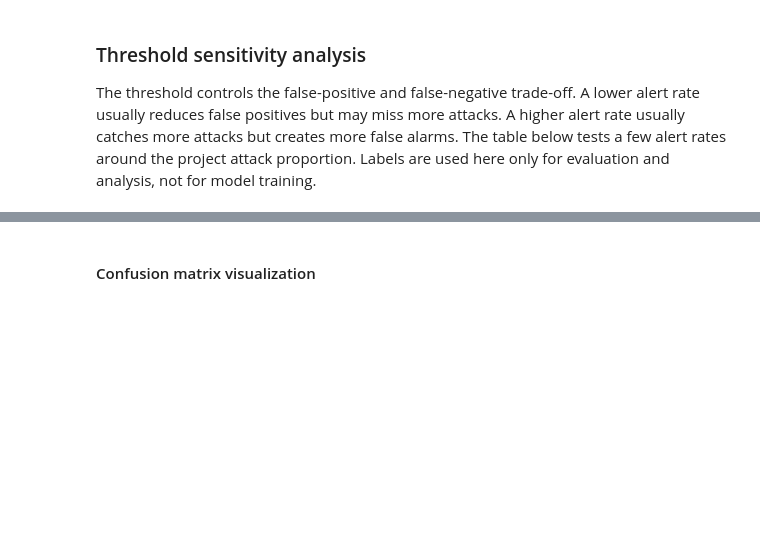
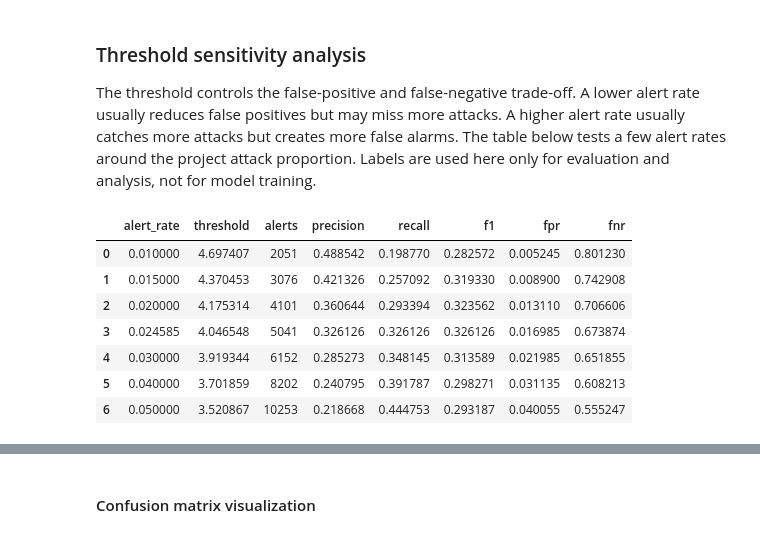
Before and after one commit to yuanmingwang/multi-stage-iot-ids, a Jupyter notebook: notebooks/p2_kmeans.ipynb, the cells around one changed output, grey strips where cells are left out. Cells and saved outputs as stored; diff of their text form; code cells hidden in the pictures; blank space fills up the shorter version.

```diff
--- a/notebooks/p2_kmeans.ipynb
+++ b/notebooks/p2_kmeans.ipynb
@@ -424,3 +425,17 @@ Name: count, Length: 218, dtype: int64
 ### Phase 2 evaluation metrics
 
 The project requires Phase 2 packet-level evaluation with precision, recall, F1-score, per-attack detection rate, FPR, FNR, AUC-ROC, and a confusion matrix. The function below keeps the output as one simple table so it can be compared with the K-Means results later.
+# %%
+### Generate anomaly scores (distance from a packet to its nearest cluster center)
+# distances = kmeans.transform(X)
+# anomaly_score = distances.min(axis=1)
+
+# Distance from each packet to its assigned cluster center
+distances = kmeans.transform(X)
+anomaly_score = distances[np.arange(X.shape[0]), cluster_labels]
+
+df_result = df.copy()
+df_result["model"] = "KMeans"
+df_result["cluster"] = cluster_labels
+df_result["anomaly_score"] = anomaly_score
+df_result[["cluster", "anomaly_score", BINARY_COL, ATTACK_COL]].head()
@@ -428,3 +450,67 @@ The project requires Phase 2 packet-level evaluation with precision, recall, F1-
 ### Threshold sensitivity analysis
 
 The threshold controls the false-positive and false-negative trade-off. A lower alert rate usually reduces false positives but may miss more attacks. A higher alert rate usually catches more attacks but creates more false alarms. The table below tests a few alert rates around the project attack proportion. Labels are used here only for evaluation and analysis, not for model training.
+# %%
+### Pick alert threshold
+expected_attack_rate = metadata["total_attack_rows"] / metadata["total_rows"]
+# threshold = np.quantile(anomaly_score, 1 - expected_attack_rate)
+# df_result["y_pred"] = (df_result["anomaly_score"] >= threshold).astype(int)
+
+### threshold sensitivity analysis, different attack rate
+alert_rates = [
+    0.01,
+    0.015,
+    0.02,
+    expected_attack_rate,
+    0.03,
+    0.04,
+    0.05
+]
+threshold_results = []
+for alert_rate in alert_rates:
+    current_threshold = np.quantile(anomaly_score, 1 - alert_rate)
+
+    current_pred = (anomaly_score >= current_threshold).astype(int)
+
+    tn, fp, fn, tp = confusion_matrix(y_true, current_pred).ravel()
+
+    threshold_results.append({
+        "alert_rate": alert_rate,
+        "threshold": current_threshold,
+        "alerts": current_pred.sum(),
+        "precision": precision_score(
+            y_true,
+            current_pred,
+            zero_division=0
+        ),
+        "recall": recall_score(
+            y_true,
+            current_pred,
+            zero_division=0
+        ),
+        "f1": f1_score(
+            y_true,
+            current_pred,
+            zero_division=0
+        ),
+        "fpr": fp / (fp + tn),
+        "fnr": fn / (fn + tp)
+    })
+threshold_df = pd.DataFrame(threshold_results)
+display(threshold_df)
+
+threshold = np.quantile(anomaly_score, 1 - expected_attack_rate)
+df_result["y_pred"] = (anomaly_score >= threshold).astype(int)
+print("Expected alert rate:", expected_attack_rate)
+print("Threshold:", threshold)
+print(df_result["y_pred"].value_counts())
+print("--------------------")
+# %% [output]
+|  | alert_rate | threshold | alerts | precision | recall | f1 | fpr | fnr |
+| 0 | 0.010000 | 4.697407 | 2051 | 0.488542 | 0.198770 | 0.282572 | 0.005245 | 0.801230 |
+| 1 | 0.015000 | 4.370453 | 3076 | 0.421326 | 0.257092 | 0.319330 | 0.008900 | 0.742908 |
+| 2 | 0.020000 | 4.175314 | 4101 | 0.360644 | 0.293394 | 0.323562 | 0.013110 | 0.706606 |
+| 3 | 0.024585 | 4.046548 | 5041 | 0.326126 | 0.326126 | 0.326126 | 0.016985 | 0.673874 |
+| 4 | 0.030000 | 3.919344 | 6152 | 0.285273 | 0.348145 | 0.313589 | 0.021985 | 0.651855 |
+| 5 | 0.040000 | 3.701859 | 8202 | 0.240795 | 0.391787 | 0.298271 | 0.031135 | 0.608213 |
+| 6 | 0.050000 | 3.520867 | 10253 | 0.218668 | 0.444753 | 0.293187 | 0.040055 | 0.555247 |
```
Also changed, not shown: parts of 8 cells of this notebook.
